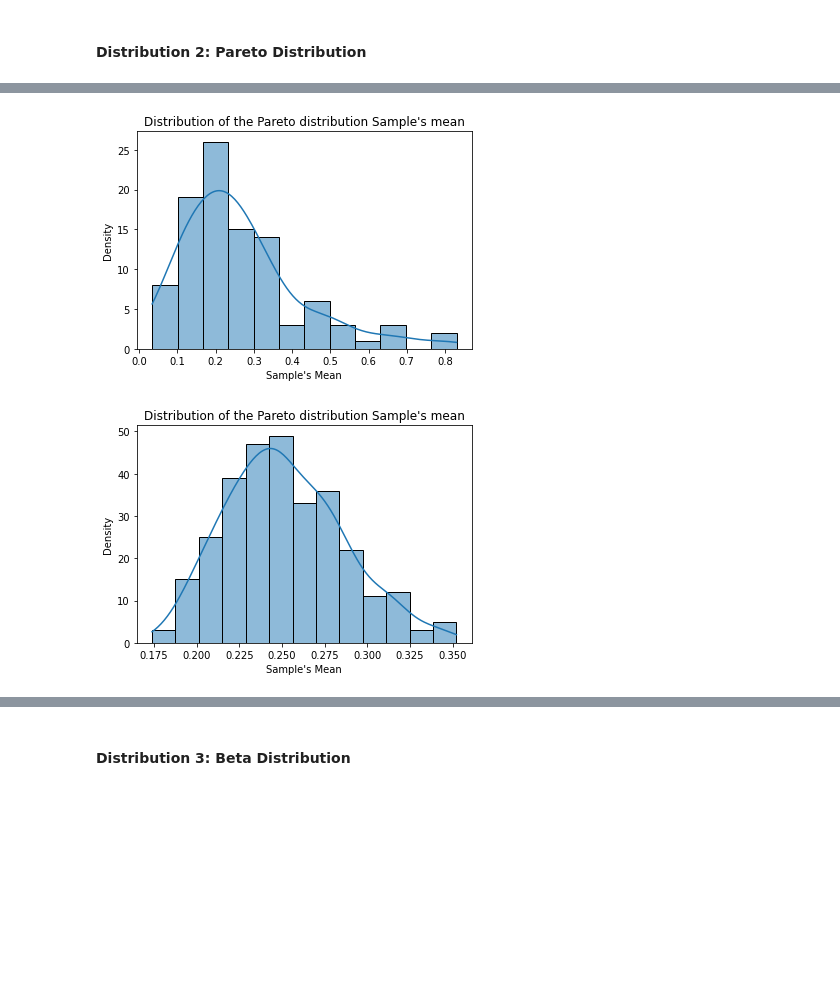
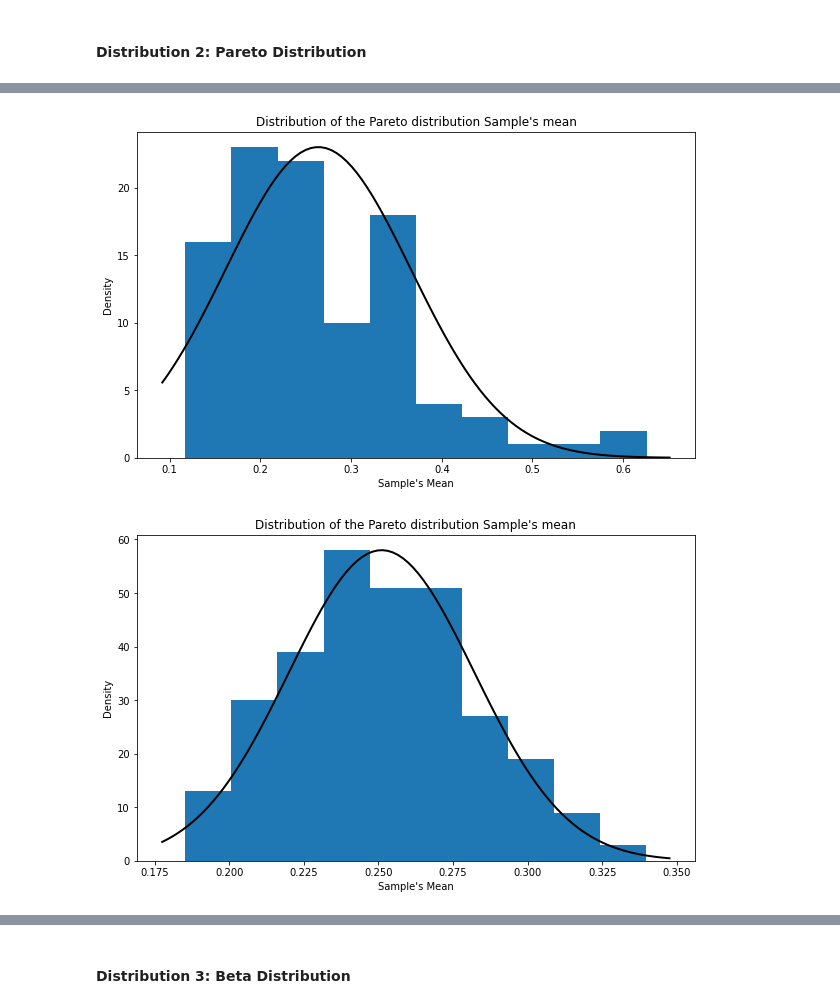
Before and after one commit to Hadi-loo/Introduction-to-Data-Science-Course, a Jupyter notebook: CA1. Tools for Statistical Analysis/statistical analysis.ipynb, the cells around one changed output, grey strips where cells are left out. Cells and saved outputs as stored; diff of their text form; code cells hidden in the pictures; blank space fills up the shorter version.

```diff
--- a/CA1. Tools for Statistical Analysis/statistical analysis.ipynb
+++ b/CA1. Tools for Statistical Analysis/statistical analysis.ipynb
@@ -372,23 +384,34 @@ def pareto_distribution_mean_sampling(sampling_rate: int, sample_size: int):
         exp_sample_mean = exp_sample.mean()
         mean_samples.append(exp_sample_mean)
 
-    sns.histplot(mean_samples, kde=True)
+    plt.figure(figsize=(10, 6))
+    y, x, _ = plt.hist(mean_samples)
     plt.xlabel('Sample\'s Mean')
     plt.ylabel('Density')
     plt.title('Distribution of the Pareto distribution Sample\'s mean')
+
+
+    # Fit a normal distribution curve
+    mu, std = norm.fit(mean_samples)
+    xmin, xmax = plt.xlim()
+    x = np.linspace(xmin, xmax, 100)
+    p = norm.pdf(x, mu, std)
+    p_scaled = p * (y.max()/max(p))
+    plt.plot(x, p_scaled, 'k', linewidth=2)
+
     plt.show()
 # %%
 SAMPLING_RATE = 100
-SAMPLE_SIZE = 5
+SAMPLE_SIZE = 10
 pareto_distribution_mean_sampling(SAMPLING_RATE, SAMPLE_SIZE)
 # %% [output]
-[figure, old version]
+[figure, new version]
 # %%
 SAMPLING_RATE = 300
 SAMPLE_SIZE = 100
 pareto_distribution_mean_sampling(SAMPLING_RATE, SAMPLE_SIZE)
 # %% [output]
-[figure, old version]
+[figure, new version]
 # %%
 SAMPLING_RATE = 500
 SAMPLE_SIZE = 1000
```
Also changed, not shown: parts of 12 cells of this notebook.
